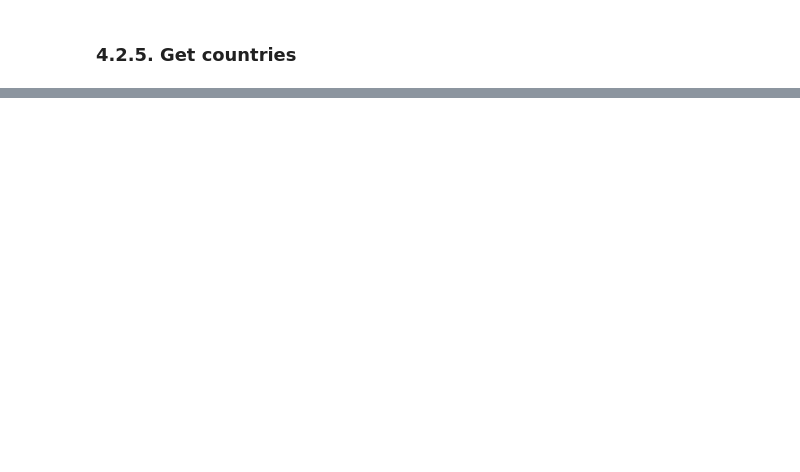
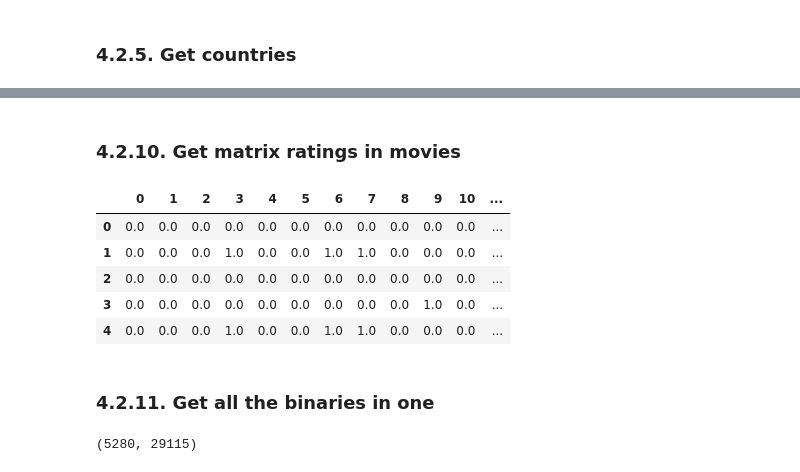
Before and after one commit to javiermunozalonso/testing-python-for-datascientists, a Jupyter notebook: recommender.ipynb, the cells around one changed output, grey strips where cells are left out. Saved outputs shown, nothing was run; the diff lists cells and outputs as text; code cells hidden in the pictures; blank space fills up the shorter version.

```diff
--- a/recommender.ipynb
+++ b/recommender.ipynb
@@ -358,0 +412,38 @@ binary_countries = pd.DataFrame(binary_countries).transpose()
+# %%
+ratings = []
+
+for i in movies['rating']:
+    ratings.append(i)
+
+ratings_list = sorted(set(ratings))
+# %% [markdown]
+### 4.2.10. Get matrix ratings in movies
+# %%
+binary_ratings = [[0] * 0 for i in range(len(set(ratings_list)))]
+
+for i in movies['rating']:
+    k = 0
+    for j in ratings_list:
+        if j in i:
+            binary_ratings[k].append(1.0)
+        else:
+            binary_ratings[k].append(0.0)
+        k+=1
+
+binary_ratings = pd.DataFrame(binary_ratings).transpose()
+
+binary_ratings.head()
+# %% [output]
+|  | 0 | 1 | 2 | 3 | 4 | 5 | 6 | 7 | 8 | 9 | 10 | ... |
+| 0 | 0.0 | 0.0 | 0.0 | 0.0 | 0.0 | 0.0 | 0.0 | 0.0 | 0.0 | 0.0 | 0.0 | ... |
+| 1 | 0.0 | 0.0 | 0.0 | 1.0 | 0.0 | 0.0 | 1.0 | 1.0 | 0.0 | 0.0 | 0.0 | ... |
+| 2 | 0.0 | 0.0 | 0.0 | 0.0 | 0.0 | 0.0 | 0.0 | 0.0 | 0.0 | 0.0 | 0.0 | ... |
+| 3 | 0.0 | 0.0 | 0.0 | 0.0 | 0.0 | 0.0 | 0.0 | 0.0 | 0.0 | 1.0 | 0.0 | ... |
+| 4 | 0.0 | 0.0 | 0.0 | 1.0 | 0.0 | 0.0 | 1.0 | 1.0 | 0.0 | 0.0 | 0.0 | ... |
+# %% [markdown]
+### 4.2.11. Get all the binaries in one
+# %%
+binary = pd.concat([binary_actors, binary_directors, binary_countries, binary_genres], axis=1,ignore_index=True)
+binary.shape
+# %% [output]
+(5280, 29115)
```
Also changed, not shown: parts of 48 cells of this notebook.
